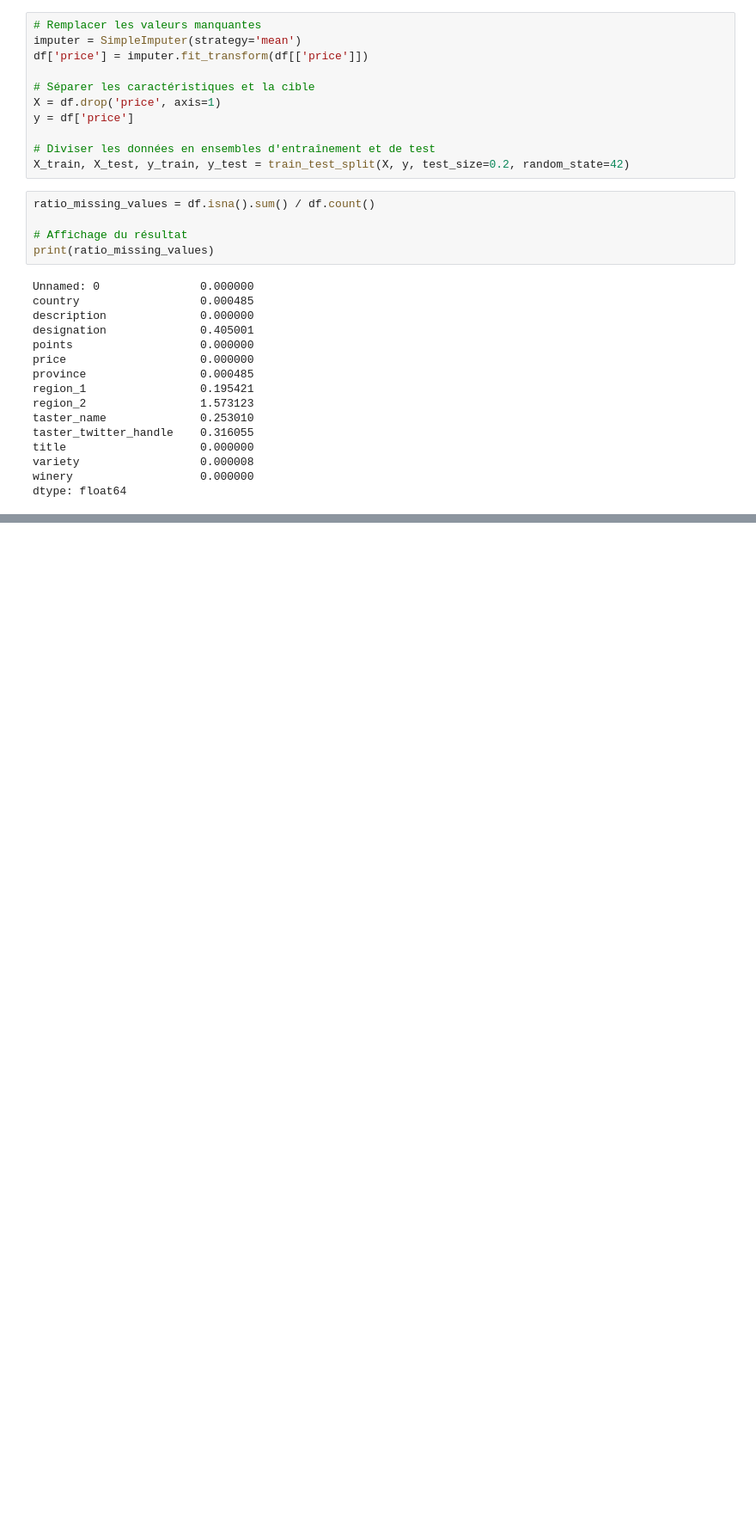
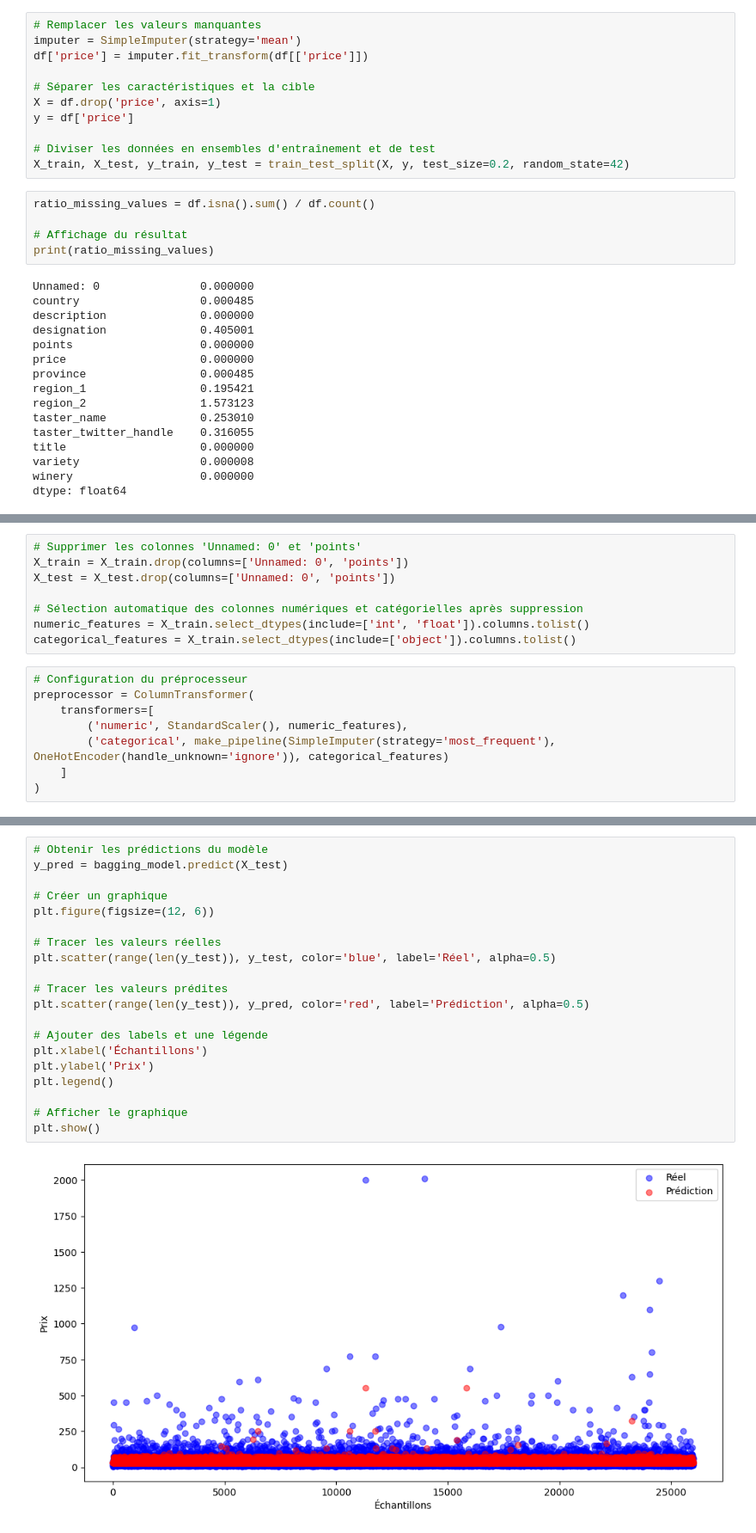
Before and after one commit to AFlo59/M-thodes-ensemblistes-et-arbres-de-d-cision-, a Jupyter notebook: Bagging_Pasting_EXO.ipynb, the cells around one changed output, grey strips where cells are left out. Shown: that part at 86% size. Drawn from its saved outputs; the diff is of its cells as text; blank space fills up the shorter version.

```diff
--- a/Bagging_Pasting_EXO.ipynb
+++ b/Bagging_Pasting_EXO.ipynb
@@ -115,3 +131,19 @@ preprocessor = make_column_transformer(
+# %%
+# Supprimer les colonnes 'Unnamed: 0' et 'points'
+X_train = X_train.drop(columns=['Unnamed: 0', 'points'])
+X_test = X_test.drop(columns=['Unnamed: 0', 'points'])
+
+# Sélection automatique des colonnes numériques et catégorielles après suppression
+numeric_features = X_train.select_dtypes(include=['int', 'float']).columns.tolist()
+categorical_features = X_train.select_dtypes(include=['object']).columns.tolist()
+# %%
+# Configuration du préprocesseur
+preprocessor = ColumnTransformer(
+    transformers=[
+        ('numeric', StandardScaler(), numeric_features),
+        ('categorical', make_pipeline(SimpleImputer(strategy='most_frequent'), OneHotEncoder(handle_unknown='ignore')), categorical_features)
+    ]
+)
 # %%
 # Modèle de base pour Bagging
 base_model = DecisionTreeRegressor(max_depth=10)
@@ -128,0 +183,22 @@ evaluate_model(bagging_model, X_test, y_test)
+# %%
+# Obtenir les prédictions du modèle
+y_pred = bagging_model.predict(X_test)
+
+# Créer un graphique
+plt.figure(figsize=(12, 6))
+
+# Tracer les valeurs réelles
+plt.scatter(range(len(y_test)), y_test, color='blue', label='Réel', alpha=0.5)
+
+# Tracer les valeurs prédites
+plt.scatter(range(len(y_test)), y_pred, color='red', label='Prédiction', alpha=0.5)
+
+# Ajouter des labels et une légende
+plt.xlabel('Échantillons')
+plt.ylabel('Prix')
+plt.legend()
+
+# Afficher le graphique
+plt.show()
+# %% [output]
+[figure, added]
```
Also changed, not shown: parts of 5 cells of this notebook.
